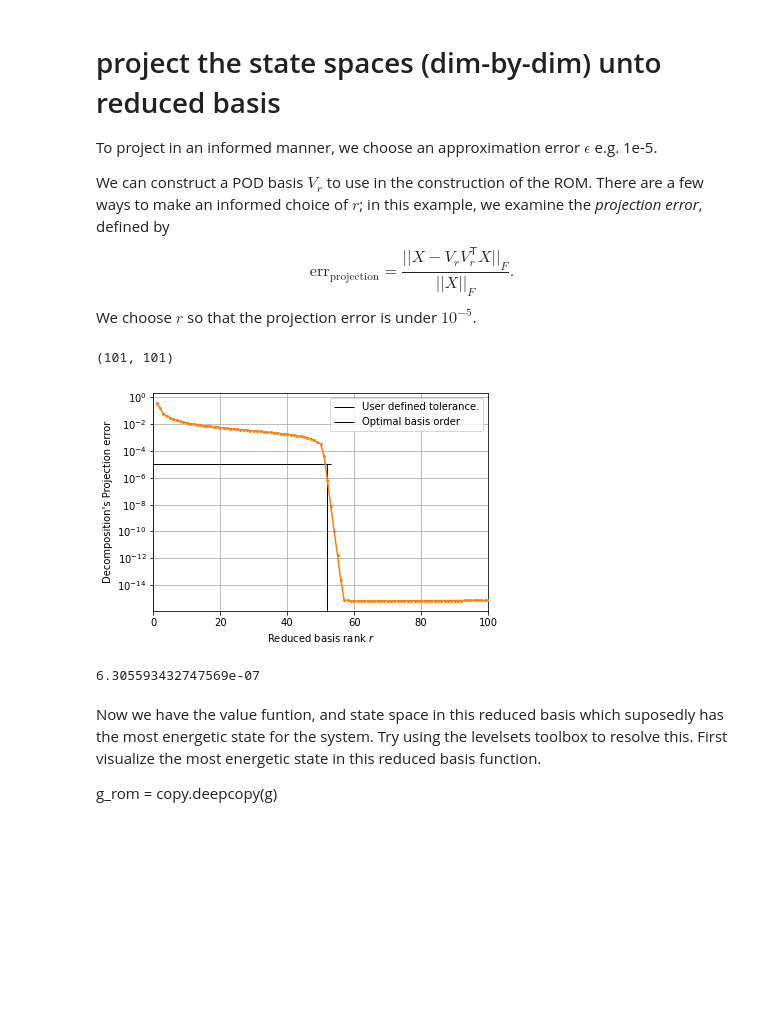
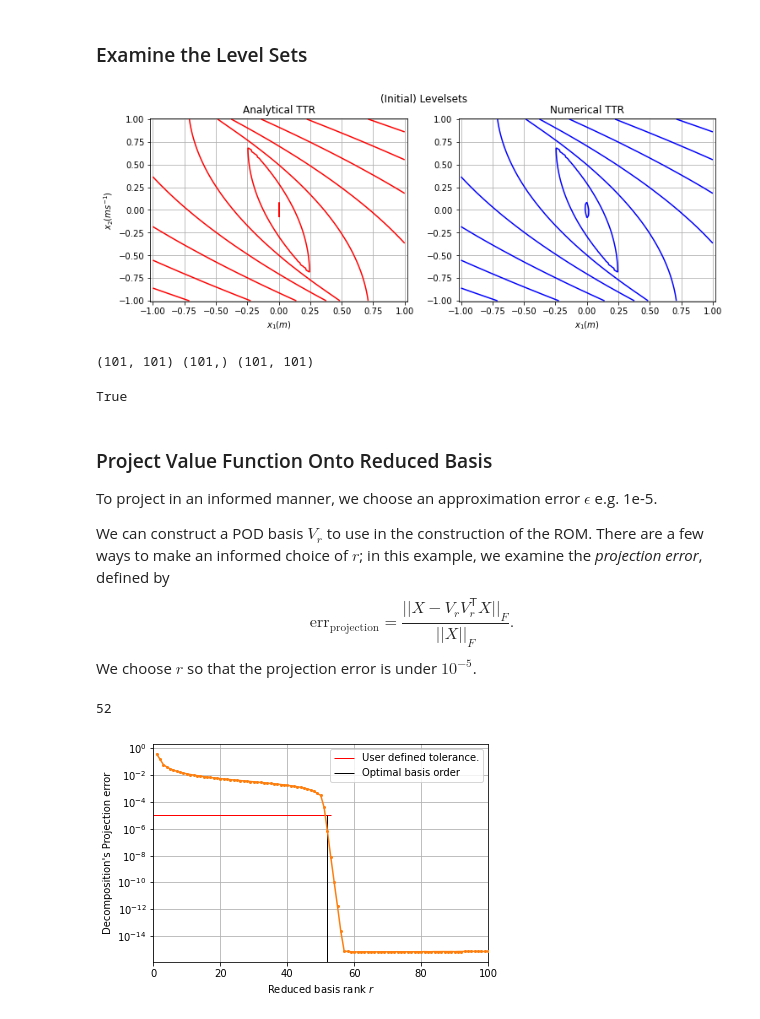
Before and after one commit to robotsorcerer/ComplexBRAT, a Jupyter notebook: Notes/double_int.ipynb, the cells around one changed output. Cells and saved outputs as stored; diff of their text form; code cells hidden in the pictures; blank space fills up the shorter version.

```diff
--- a/Notes/double_int.ipynb
+++ b/Notes/double_int.ipynb
@@ -24 +152,26 @@ from LevelSetPy.ExplicitIntegration.Term import termRestrictUpdate, termLaxFried
+# %% [markdown]
+### Examine the Level Sets
+# %%
+f, (ax1, ax2) = plt.subplots(1,2,figsize=(12, 4))
+
+ax1.contour(g.xs[0], g.xs[1], attr, colors='red')
+ax1.set_title('Analytical TTR')
+ax1.set_xlabel(r"$x_1 (m)$")
+ax1.set_ylabel(r"$x_2 (ms^{-1})$")
+ax1.set_xlim([-1.02, 1.02])
+ax1.set_ylim([-1.01, 1.01])
+ax1.grid()
+
+ax2.contour(g.xs[0], g.xs[1], value0_cpu, colors='blue')
+ax2.set_title('Numerical TTR')
+ax2.set_xlabel(r"$x_1 (m)$")
+ax2.set_xlim([-1.02, 1.02])
+ax2.set_ylim([-1.01, 1.01])
+ax2.grid()
+
+f.suptitle(f"(Initial) Levelsets")
+
+plt.show()
+# %% [output]
+[figure, added]
 # %%
@@ -101,6 +199,15 @@ itr_end = cp.cuda.Event()
+# %%
+value0_cpu = value_func.get()
+U, Sigma, V = la.svd(value0_cpu, full_matrices=False)
+
+# sanity checks
+print(U.shape, Sigma.shape, V.shape)
+np.allclose(U@np.diag(Sigma)@V, value0_cpu)
+# %% [output]
+(101, 101) (101,) (101, 101)
+True
 # %% [markdown]
-# project the state spaces (dim-by-dim) unto reduced basis
-
+### Project Value Function Onto Reduced Basis
 To project in an informed manner, we choose an approximation error
     $\epsilon$ e.g. 1e-5.
 
@@ -110,27 +217,3 @@ $$
 \text{err}_\text{projection} = \frac{||X - V_rV_r^\mathsf{T}X||_F}{||X||_F}.
 $$
 We choose $r$ so that the projection error is under $10^{-5}$.
-# %%
-value_func.shape
-# %% [output]
-(101, 101)
-# %%
-from LevelSetPy.POD import *
-# Calculate the projection errors.
-VFunc = value_func.get()
-V, svdvals = pod_basis(VFunc, max(VFunc.shape))
-min_rank = minimal_projection_error(VFunc, V, eps=1e-5, plot=True)
-# %% [output]
-[figure, removed]
-# %%
-# optimal basis rank is 52
-Vr = V[:,:min_rank]
-projection_error(VFunc, Vr)
-# %% [output]
-6.305593432747569e-07
-# %% [markdown]
-Now we have the value funtion, and state space in this reduced basis
-which suposedly has the most energetic state for the system.
-Try using the levelsets toolbox to resolve this. First visualize the most energetic state in this reduced basis function.
-
-g_rom = copy.deepcopy(g)
@@ -151,0 +220,7 @@ g_rom.dx[1] = np.diff(g_rom.xs[1], prepend=g_rom.xs[1][0,-1]-g_rom.xs[1][1,-1])
+# %%
+# informed reduced basis rank
+min_rank = minimal_projection_error(value0_cpu, U, eps=1e-5, plot=True)
+print(min_rank)
+# %% [output]
+52
+[figure, added]
```
Also changed, not shown: parts of 16 cells of this notebook, 1 other file.
